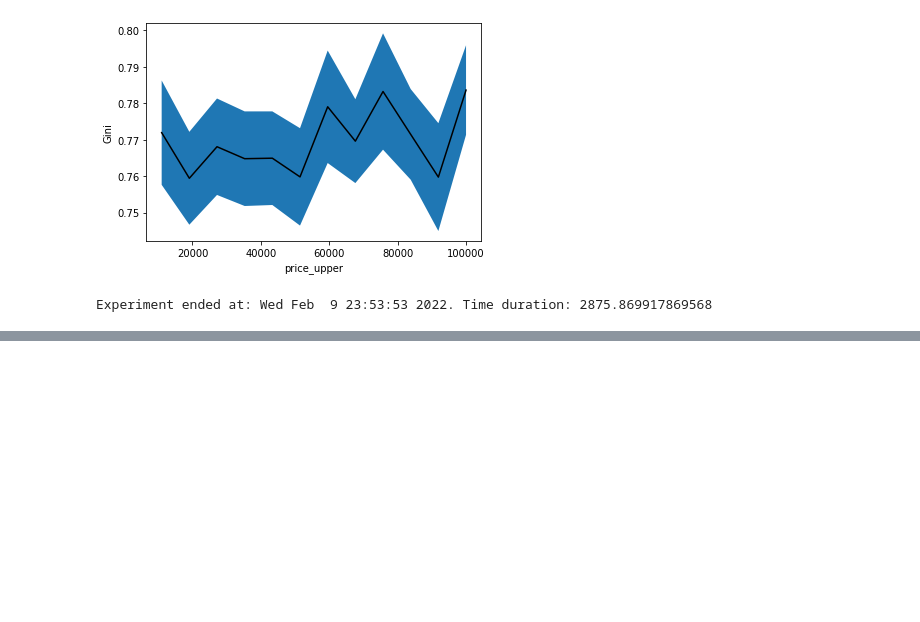
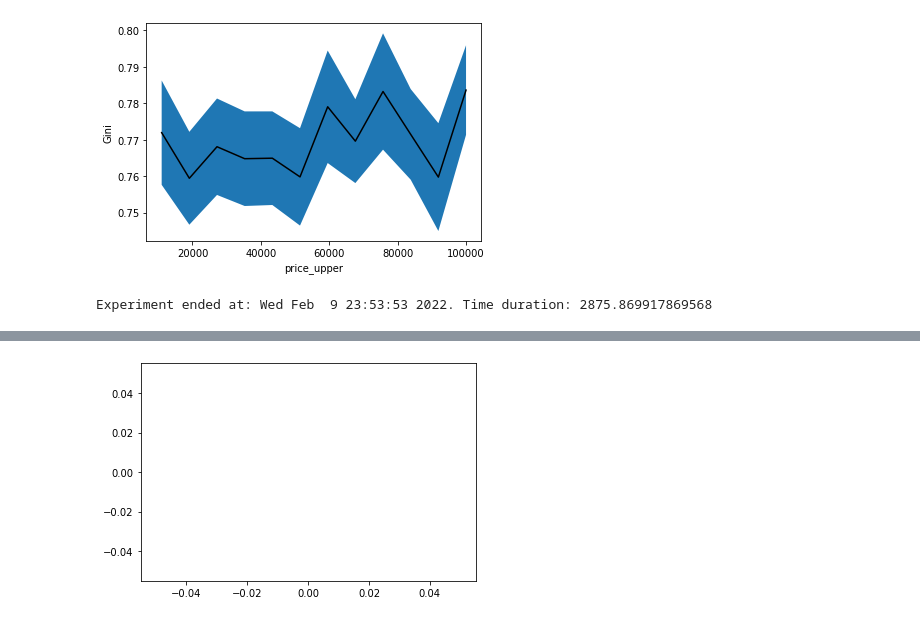
Before and after one commit to Caesar-blip/ABM, a Jupyter notebook: OFAT.ipynb, the cells around one changed output, grey strips where cells are left out. Saved outputs shown, nothing was run; the diff lists cells and outputs as text; code cells hidden in the pictures; blank space fills up the shorter version.

```diff
--- a/OFAT.ipynb
+++ b/OFAT.ipynb
@@ -195,0 +274,4 @@ print(f"Experiment ended at: {time.ctime()}. Time duration: {time.time() - begin
+# %%
+fig = plt.plot( figsize = (100,40), dpi=10_000,)
+# %% [output]
+[figure, added]
```
Also changed, not shown: parts of 11 cells of this notebook, 2 other files.
